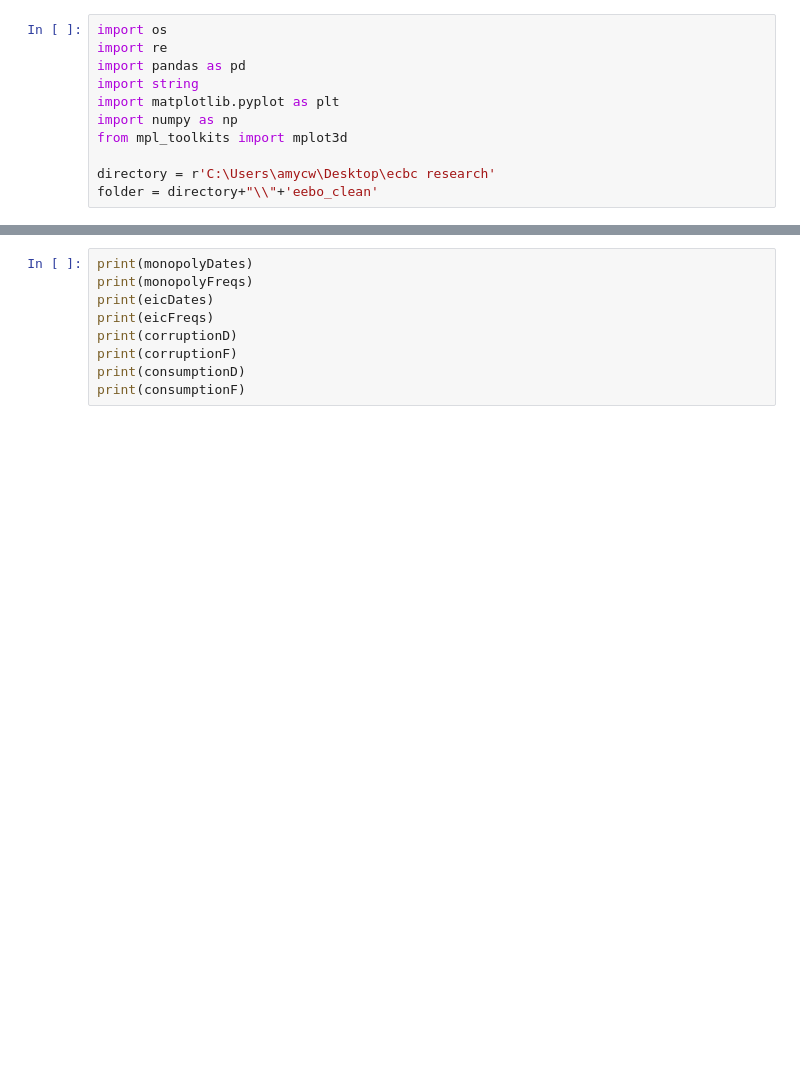
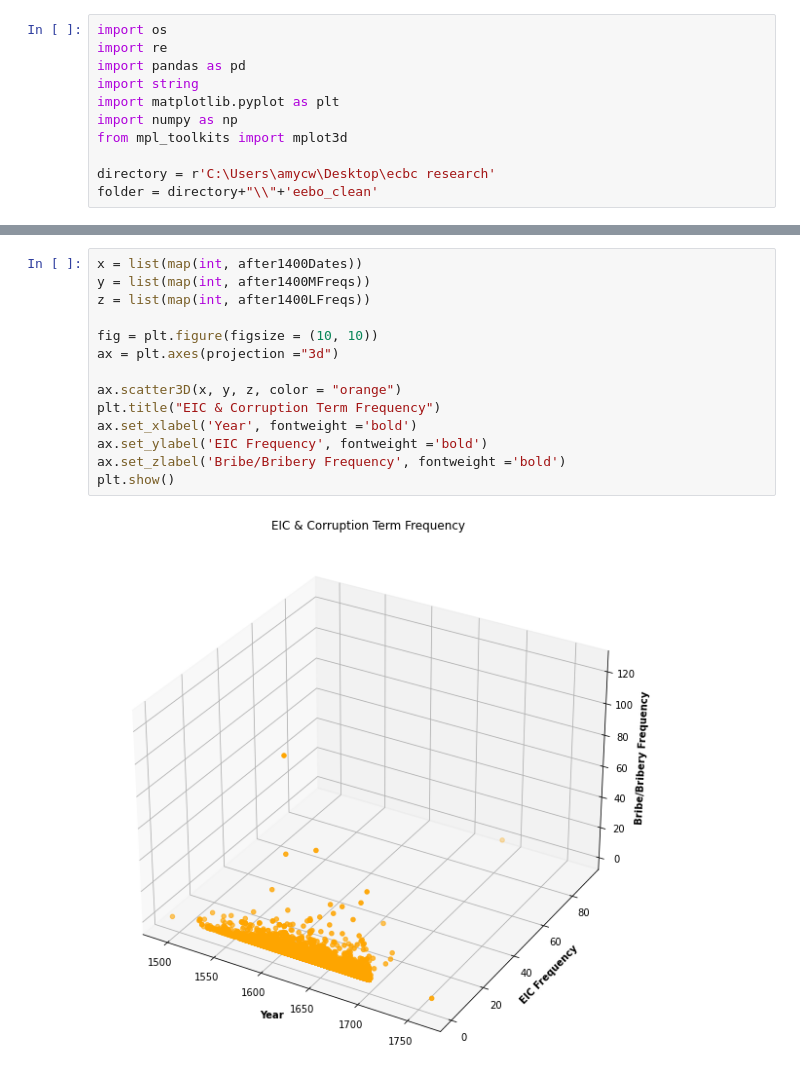
Before and after one commit to hsmith221/ECBC-21-22, a Jupyter notebook: Monopoly_Topic_Modeling/patterns_eebo.ipynb, the cells around one changed output, grey strips where cells are left out. Drawn from its saved outputs; the diff is of its cells as text; blank space fills up the shorter version.

```diff
--- a/Monopoly_Topic_Modeling/patterns_eebo.ipynb
+++ b/Monopoly_Topic_Modeling/patterns_eebo.ipynb
@@ -94,9 +85,16 @@ plt.show()
-# %%
-print(monopolyDates)
-print(monopolyFreqs)
-print(eicDates)
-print(eicFreqs)
-print(corruptionD)
-print(corruptionF)
-print(consumptionD)
-print(consumptionF)
+# %%
+x = list(map(int, after1400Dates))
+y = list(map(int, after1400MFreqs))
+z = list(map(int, after1400LFreqs))
+
+fig = plt.figure(figsize = (10, 10))
+ax = plt.axes(projection ="3d")
+
+ax.scatter3D(x, y, z, color = "orange")
+plt.title("EIC & Corruption Term Frequency")
+ax.set_xlabel('Year', fontweight ='bold')
+ax.set_ylabel('EIC Frequency', fontweight ='bold')
+ax.set_zlabel('Bribe/Bribery Frequency', fontweight ='bold')
+plt.show()
+# %% [output]
+[figure, new version]
```
Also changed, not shown: parts of 4 cells of this notebook.
